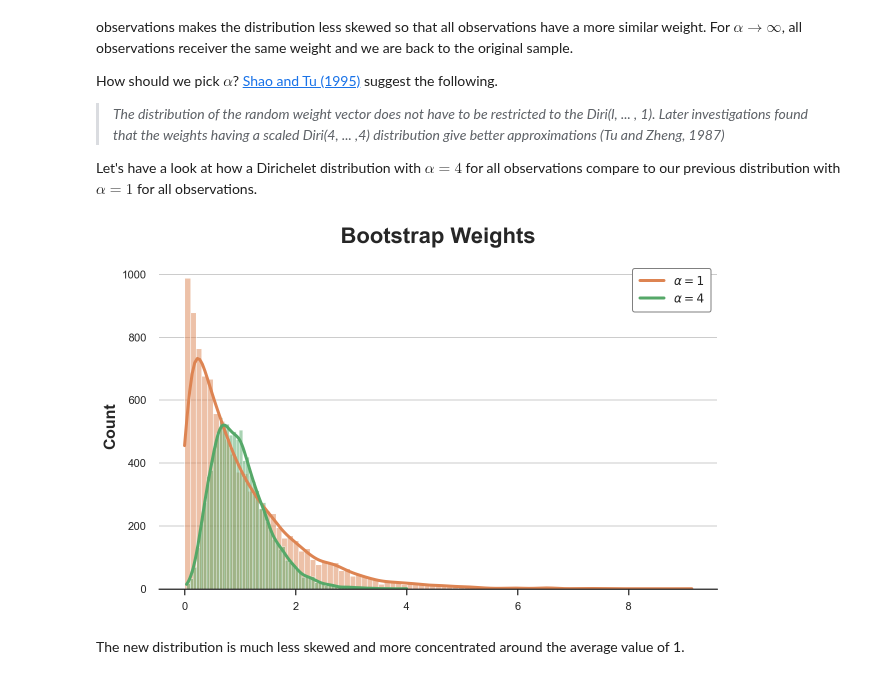
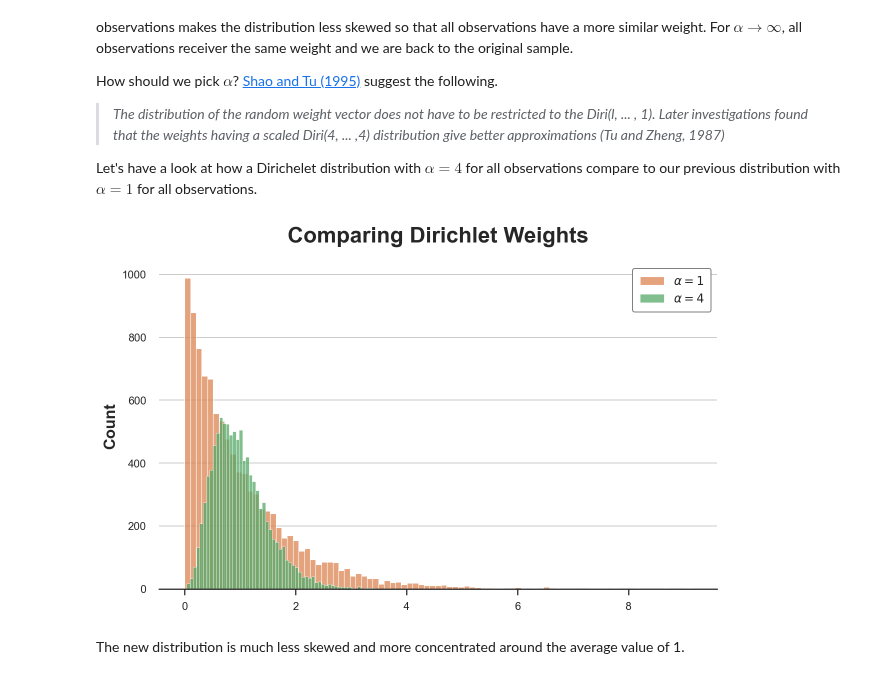
Before and after one commit to matteocourthoud/Blog-Posts, a Jupyter notebook: notebooks/bayes_boot.ipynb, the cells around one changed output. Cells and saved outputs as stored; diff of their text form; code cells hidden in the pictures.

```diff
--- a/notebooks/bayes_boot.ipynb
+++ b/notebooks/bayes_boot.ipynb
@@ -97,11 +106,11 @@ How should we pick $\alpha$? [Shao and Tu (1995)](https://link.springer.com/book
 Let's have a look at how a Dirichelet distribution with $\alpha = 4$ for all observations compare to our previous distribution with $\alpha = 1$ for all observations.
 # %%
 bayesian_weights2 = np.random.dirichlet(np.ones(N) * 4, 1)[0] * N
-sns.histplot(bayesian_weights, color='C1', kde=True)
-sns.histplot(bayesian_weights2, color='C2', kde=True).set(title='Bootstrap Weights');
+sns.histplot(bayesian_weights, color='C1')
+sns.histplot(bayesian_weights2, color='C2').set(title='Comparing Dirichlet Weights');
 plt.legend([r'$\alpha = 1$', r'$\alpha = 4$']);
 # %% [output]
-[figure, old version]
+[figure, new version]
 # %% [markdown]
 The new distribution is much less skewed and more concentrated around the average value of 1.
 # %% [markdown]
```
Also changed, not shown: parts of 14 cells of this notebook, 1 other file.
